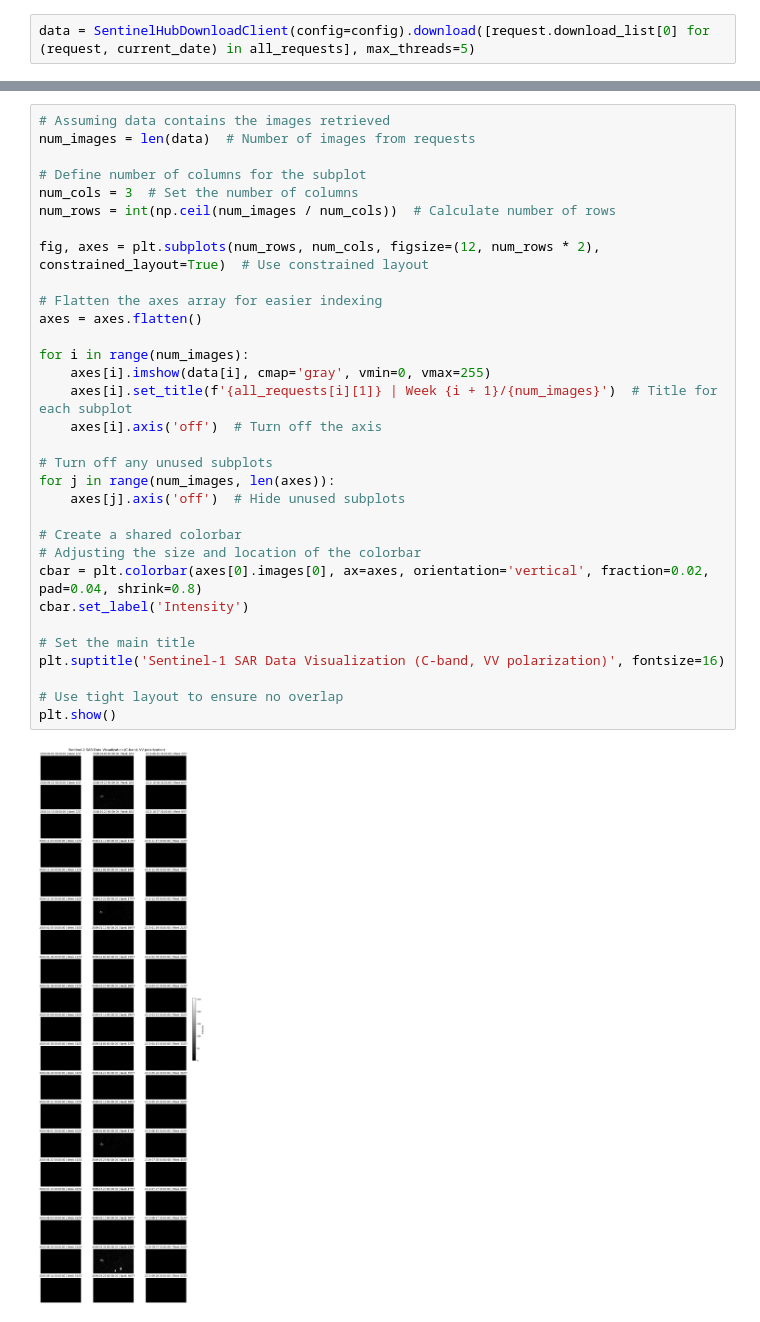
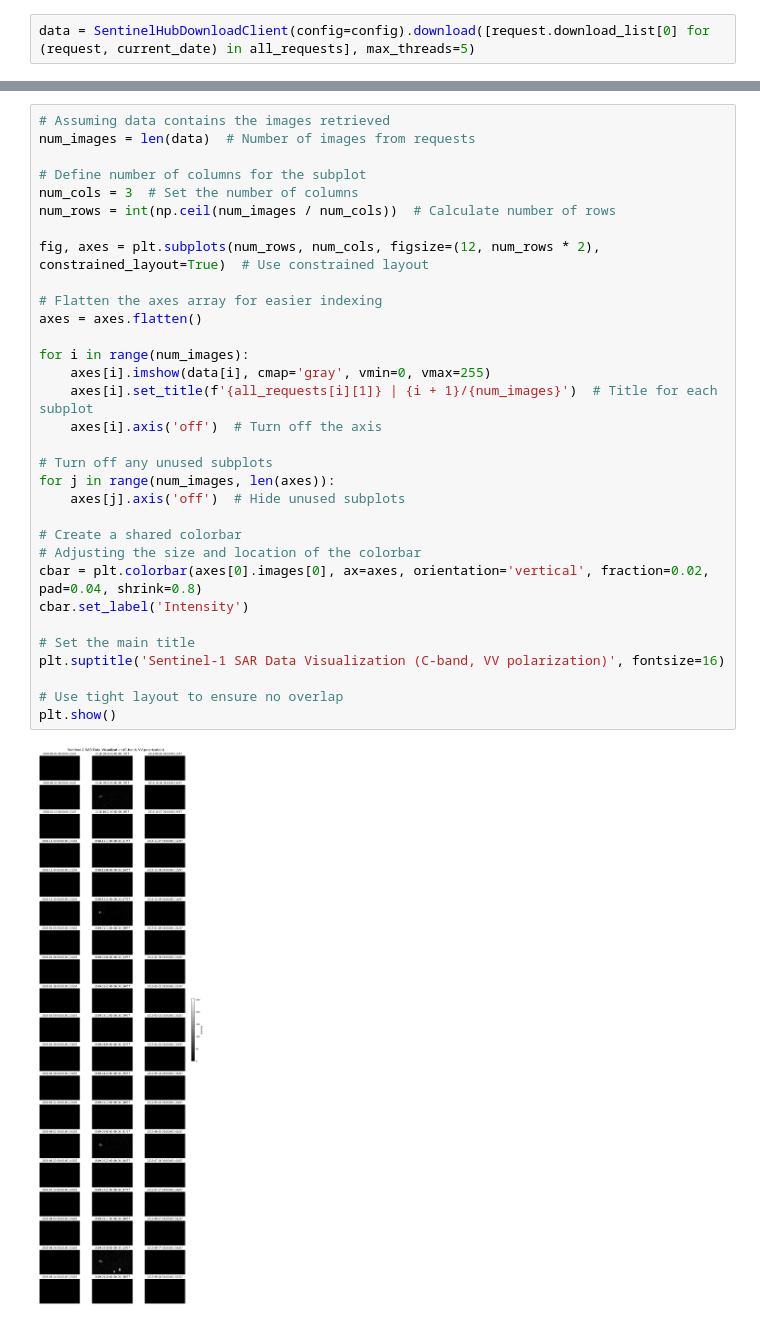
Before and after one commit to aryaniyaps/sentinel-1-sar-extraction, a Jupyter notebook: notebooks/download_sar_data.ipynb, the cells around one changed output, grey strips where cells are left out. Drawn from its saved outputs; the diff is of its cells as text.

Commit message:
update visualization

```diff
--- a/notebooks/download_sar_data.ipynb
+++ b/notebooks/download_sar_data.ipynb
@@ -141,32 +127,32 @@ data = SentinelHubDownloadClient(config=config).download([request.download_list[
 num_images = len(data)  # Number of images from requests
 
 # Define number of columns for the subplot
 num_cols = 3  # Set the number of columns
 num_rows = int(np.ceil(num_images / num_cols))  # Calculate number of rows
 
 fig, axes = plt.subplots(num_rows, num_cols, figsize=(12, num_rows * 2), constrained_layout=True)  # Use constrained layout
 
 # Flatten the axes array for easier indexing
 axes = axes.flatten()
 
 for i in range(num_images):
     axes[i].imshow(data[i], cmap='gray', vmin=0, vmax=255)
-    axes[i].set_title(f'{all_requests[i][1]} | Week {i + 1}/{num_images}')  # Title for each subplot
+    axes[i].set_title(f'{all_requests[i][1]} | {i + 1}/{num_images}')  # Title for each subplot
     axes[i].axis('off')  # Turn off the axis
 
 # Turn off any unused subplots
 for j in range(num_images, len(axes)):
     axes[j].axis('off')  # Hide unused subplots
 
 # Create a shared colorbar
 # Adjusting the size and location of the colorbar
 cbar = plt.colorbar(axes[0].images[0], ax=axes, orientation='vertical', fraction=0.02, pad=0.04, shrink=0.8)
 cbar.set_label('Intensity')
 
 # Set the main title
 plt.suptitle('Sentinel-1 SAR Data Visualization (C-band, VV polarization)', fontsize=16)
 
 # Use tight layout to ensure no overlap
 plt.show()
 # %% [output]
-[figure, old version]
+[figure, new version]
```
Also changed, not shown: parts of 10 cells of this notebook.
